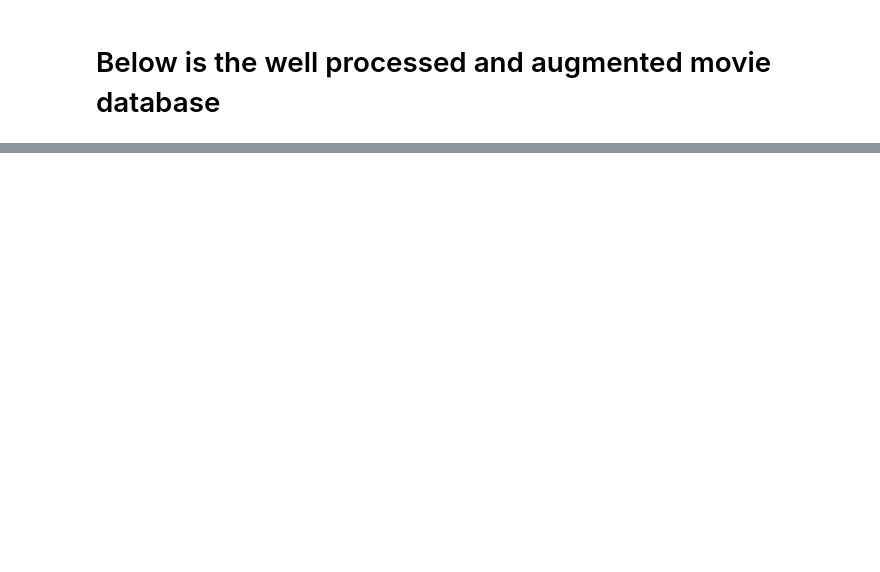
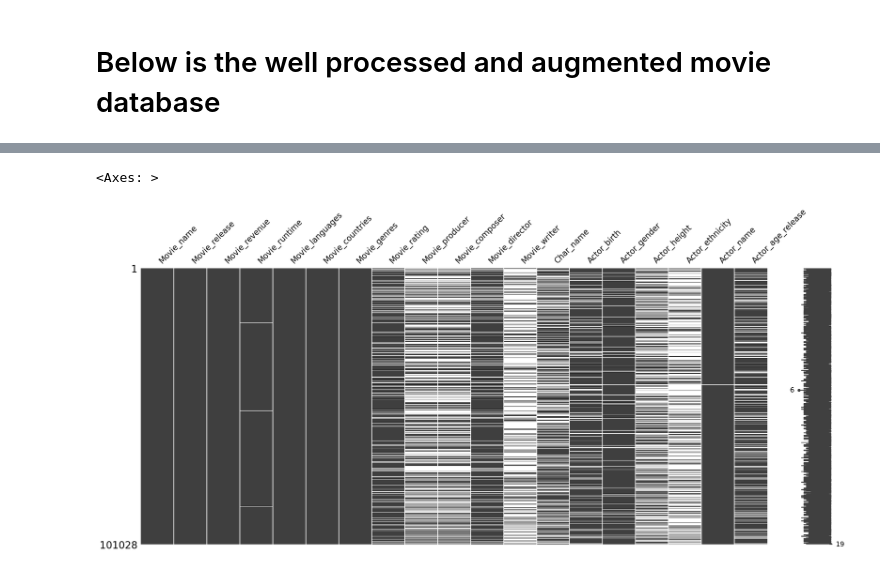
Before and after one commit to epfl-ada/ada-2023-project-patterndetectives, a Jupyter notebook: data_analysis.ipynb, the cells around one changed output, grey strips where cells are left out. Cells and saved outputs as stored; diff of their text form; code cells hidden in the pictures; blank space fills up the shorter version.

```diff
--- a/data_analysis.ipynb
+++ b/data_analysis.ipynb
@@ -163,0 +192,5 @@ df_movie.head(1)
+# %%
+msno.matrix(df)
+# %% [output]
+<Axes: >
+[figure, added]
```
Also changed, not shown: parts of 7 cells of this notebook.
